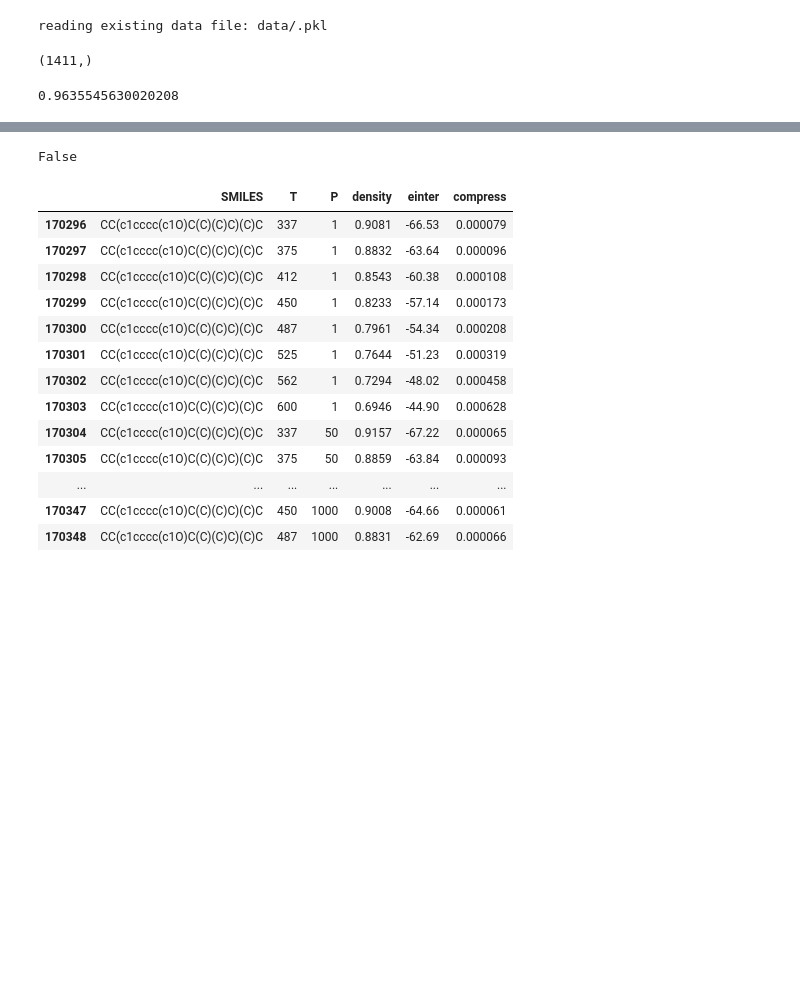
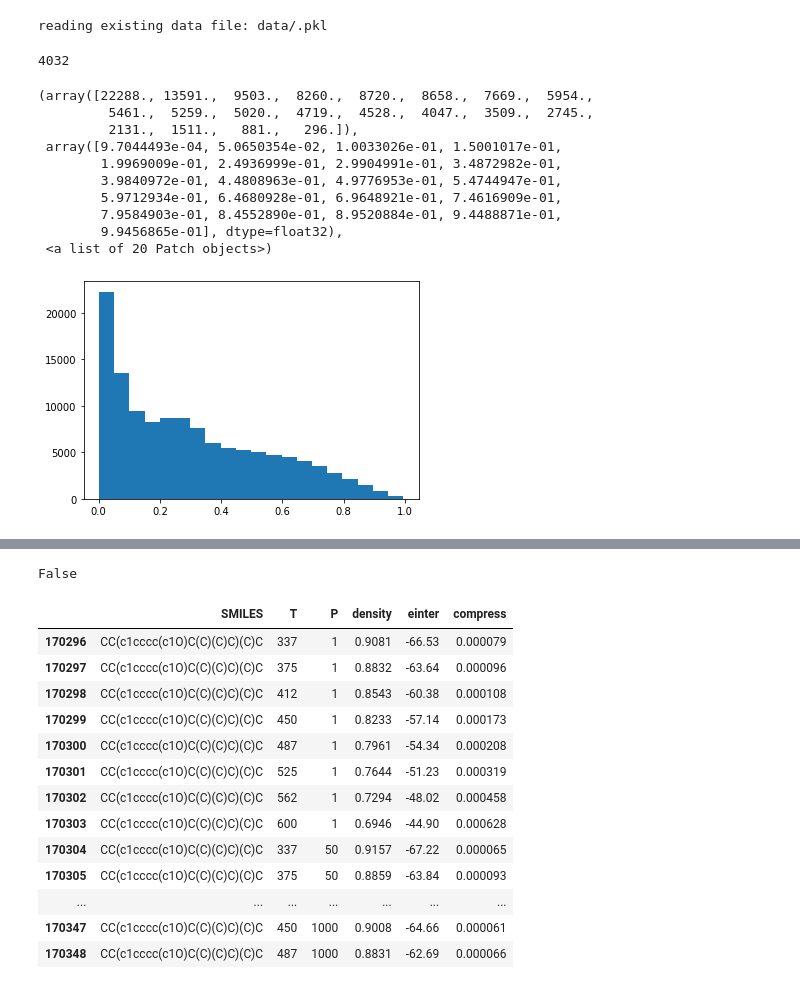
Before and after one commit to Xiangyan93/Molecular_ML, a Jupyter notebook: notebook/minimal test for everything.ipynb, the cells around one changed output, grey strips where cells are left out. Drawn from its saved outputs; the diff is of its cells as text; code cells hidden in the pictures; blank space fills up the shorter version.

Commit message:
update config

```diff
--- a/notebook/minimal test for everything.ipynb
+++ b/notebook/minimal test for everything.ipynb
@@ -204,9 +204,25 @@ train_X, train_Y, train_smiles_list = get_XY_from_file(input_file, kernel_config
 test_X, test_Y = get_XY_from_file('../data/result-ML-All-npt.txt', kernel_config, remove_smiles=train_smiles_list, seed=233)
 # %% [output]
 reading existing data file: data/.pkl
-# %%
-test_X['graph'].unique().shape
-# %% [output]
-(1411,)
+# %%
+len(test_X)
+# %% [output]
+4032
+# %%
+a = kernel_config.kernel(test_X[:500])
+# %%
+plt.hist(a[np.triu_indices(500, k = 1)], bins=20)
+# %% [output]
+(array([22288., 13591.,  9503.,  8260.,  8720.,  8658.,  7669.,  5954.,
+         5461.,  5259.,  5020.,  4719.,  4528.,  4047.,  3509.,  2745.,
+         2131.,  1511.,   881.,   296.]),
+ array([9.7044493e-04, 5.0650354e-02, 1.0033026e-01, 1.5001017e-01,
+        1.9969009e-01, 2.4936999e-01, 2.9904991e-01, 3.4872982e-01,
+        3.9840972e-01, 4.4808963e-01, 4.9776953e-01, 5.4744947e-01,
+        5.9712934e-01, 6.4680928e-01, 6.9648921e-01, 7.4616909e-01,
+        7.9584903e-01, 8.4552890e-01, 8.9520884e-01, 9.4488871e-01,
+        9.9456865e-01], dtype=float32),
+ <a list of 20 Patch objects>)
+[figure, added]
 # %%
 model = gp.GaussianProcessRegressor(kernel=kernel_config.kernel, random_state=0, optimizer=optimizer,
@@ -219,7 +235,3 @@ r2 = r2_score(y_pred, test_Y)
 mse = mean_squared_error(y_pred, test_Y)
 # variance explained
 ex_var = explained_variance_score(y_pred, test_Y)
-# %%
-r2
-# %% [output]
-0.9635545630020208
```
Also changed, not shown: parts of 7 cells of this notebook, 3 other files.
